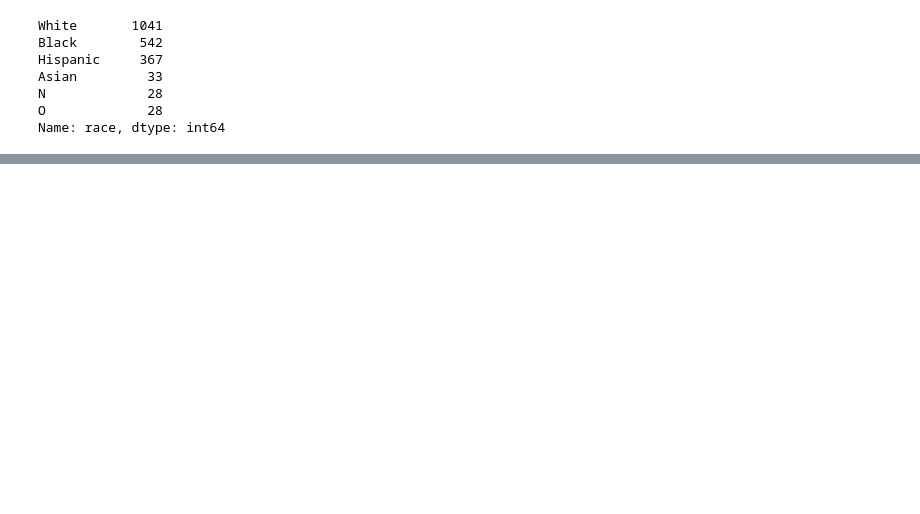
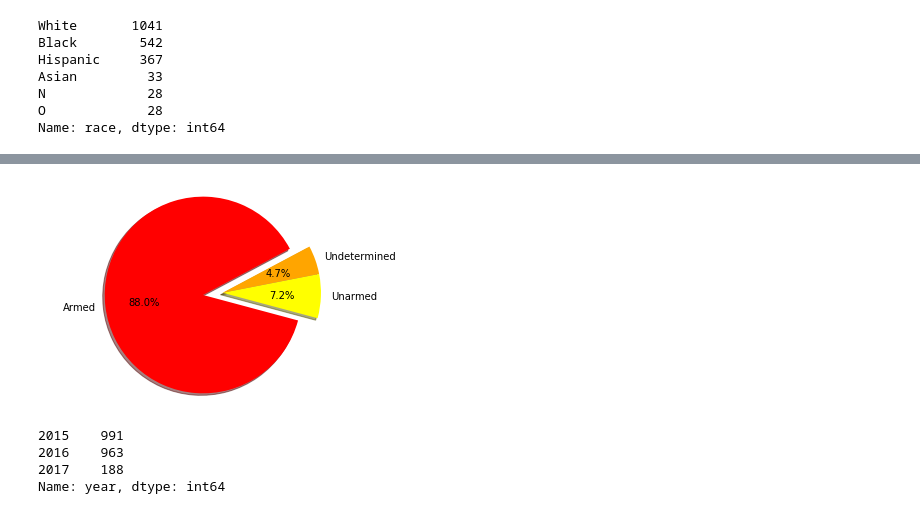
Before and after one commit to US-Police-Brutality-Choropleth/Police-Brutality-Visualization, a Jupyter notebook: police_brutality.ipynb, the cells around one changed output, grey strips where cells are left out. Saved outputs shown, nothing was run; the diff lists cells and outputs as text; code cells hidden in the pictures; blank space fills up the shorter version.

```diff
--- a/police_brutality.ipynb
+++ b/police_brutality.ipynb
@@ -157,0 +150,4 @@ axesObject.axis('equal')
+# %%
+# unarmed only
+a = sum(df2_new["armed"] == "unarmed")
+a
@@ -157,0 +156,4 @@ axesObject.axis('equal')
+# %%
+# boolean mask for undetermined
+b = sum(df2_new["armed"] == "undetermined")
+b
@@ -157,0 +162,4 @@ axesObject.axis('equal')
+# %%
+# everything but unarmed and undetermned
+c = sum(~((df2_new["armed"] == "unarmed") | (df2_new["armed"] == "undetermined")))
+c
@@ -157,0 +185,23 @@ axesObject.axis('equal')
+# %%
+import matplotlib.pyplot as plt
+
+labels = "Unarmed", "Undetermined", "Armed"
+sizes = [a, b, c]
+explode = (0, 0, 0.2)
+colors = ["yellow", "orange", "red"]
+
+fig, ax = plt.subplots()
+
+ax.pie(x=sizes, explode=explode, labels=labels, colors=colors, autopct="%1.1f%%", shadow=True, startangle=-15)
+ax.axis("equal")
+plt.savefig("static/Images/pie_plots/armed_unarmed_pie.png")
+plt.show()
+# %% [output]
+[figure, added]
+# %%
+df2_new['year'].value_counts()
+# %% [output]
+2015    991
+2016    963
+2017    188
+Name: year, dtype: int64
```
Also changed, not shown: parts of 15 cells of this notebook, 11 other files.
